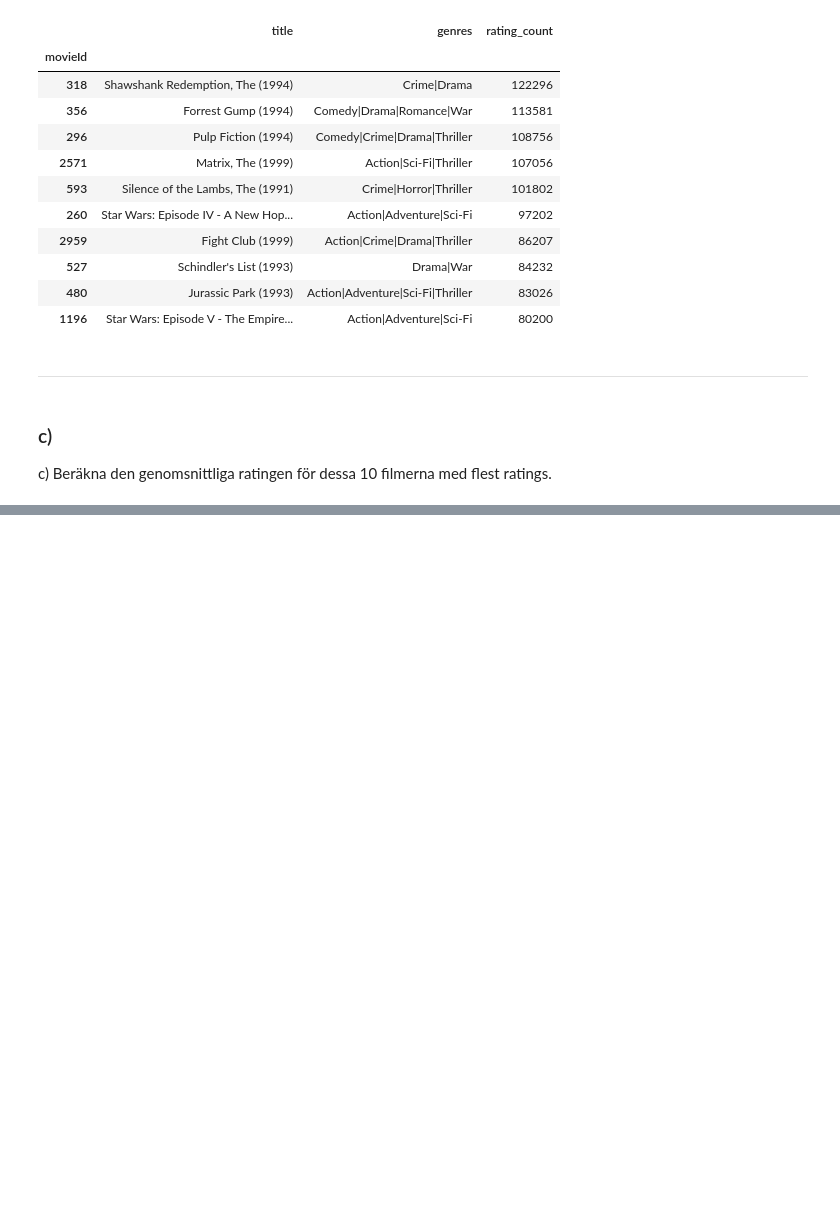
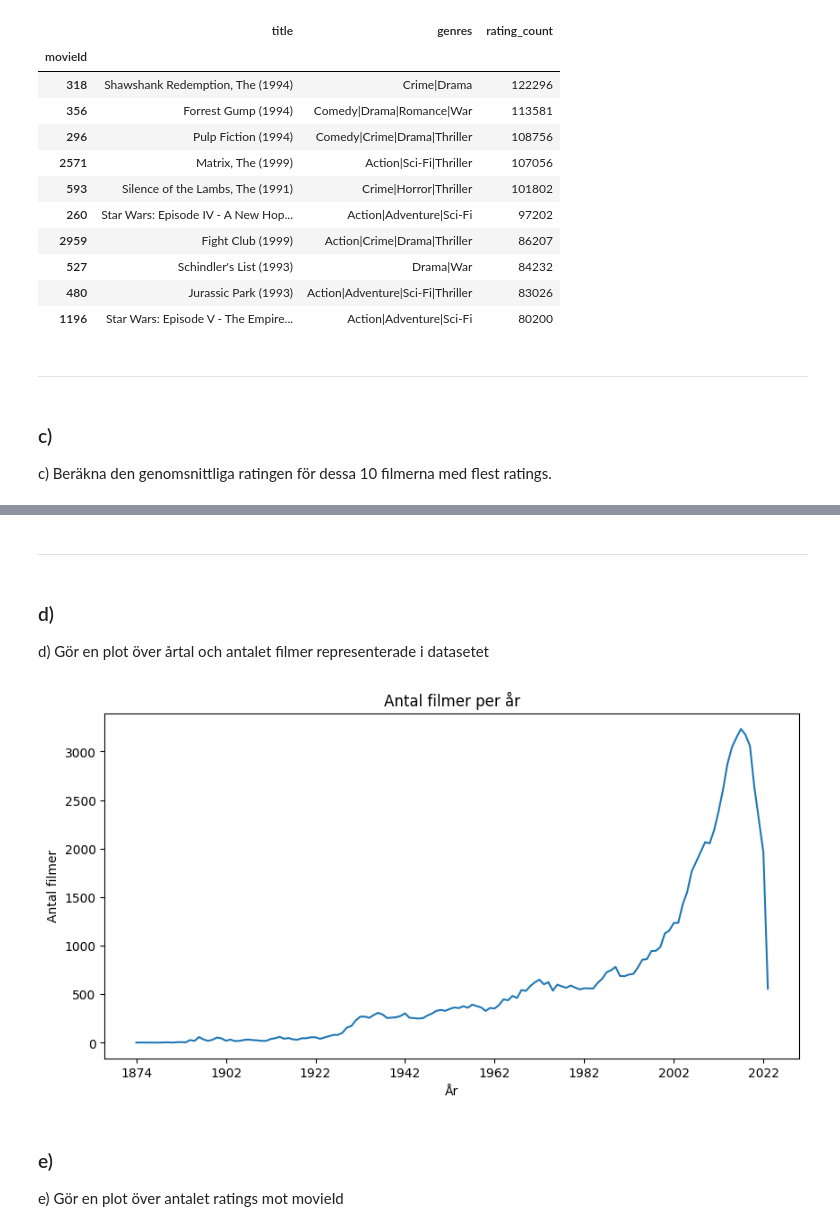
Before and after one commit to Utjiman/AI-Richard-Boden-OPA23, a Jupyter notebook: labs/Labb_1.ipynb, the cells around one changed output, grey strips where cells are left out. Drawn from its saved outputs; the diff is of its cells as text; code cells hidden in the pictures; blank space fills up the shorter version.

```diff
--- a/labs/Labb_1.ipynb
+++ b/labs/Labb_1.ipynb
@@ -154,0 +175,27 @@ c) Beräkna den genomsnittliga ratingen för dessa 10 filmerna med flest ratings
+# %% [markdown]
+------
+# %% [markdown]
+### d)
+
+d) Gör en plot över årtal och antalet filmer representerade i datasetet
+# %%
+# Extract years from title and create a new column 'year'
+df_movies['year'] = df_movies['title'].str.extract(r'(\(\d{4}\))').astype(str)
+df_movies['year'] = df_movies['year'].str.extract('(\d{4})')
+
+# calculate number of movies/year
+movies_per_year = df_movies['year'].value_counts().sort_index()
+
+
+plt.figure(figsize=(10, 5))
+movies_per_year.plot(kind='line')
+plt.title('Antal filmer per år')
+plt.xlabel('År')
+plt.ylabel('Antal filmer')
+plt.show()
+# %% [output]
+[figure, added]
+# %% [markdown]
+### e)
+
+e) Gör en plot över antalet ratings mot movieId
```
Also changed, not shown: parts of 1 cell of this notebook.
